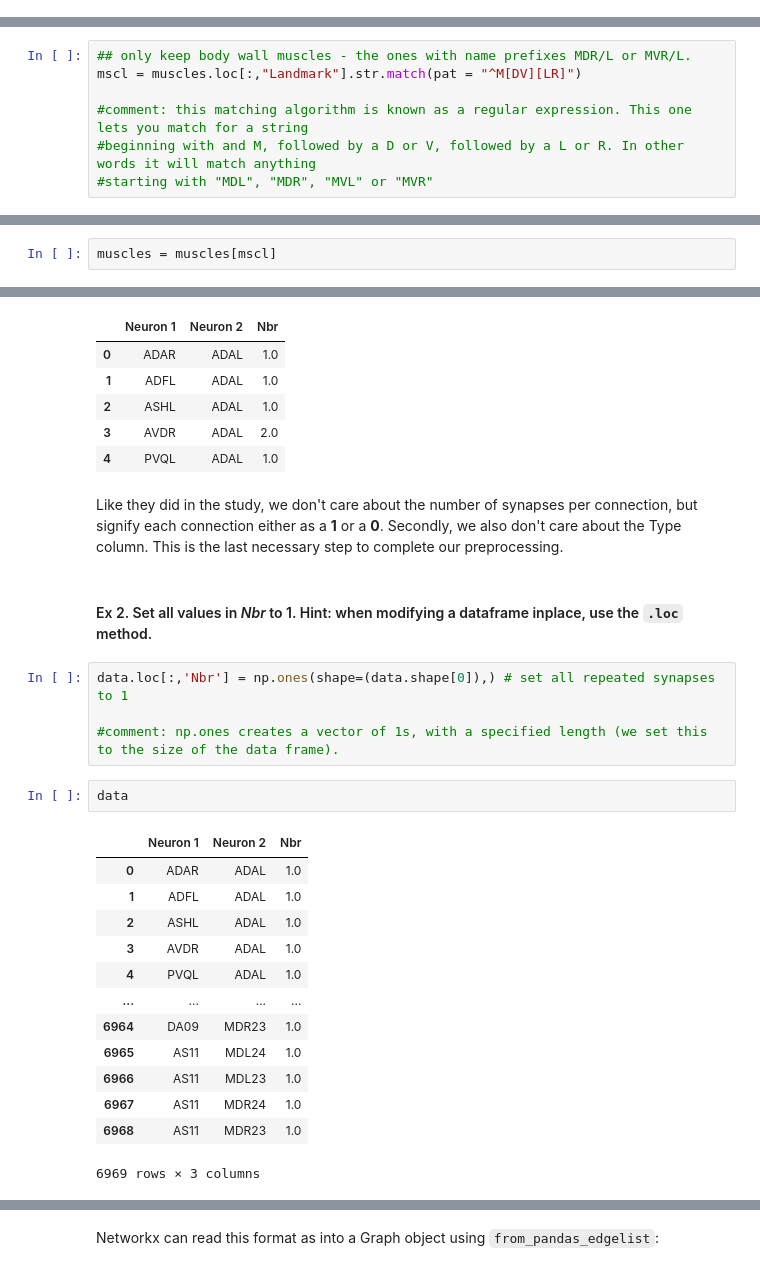
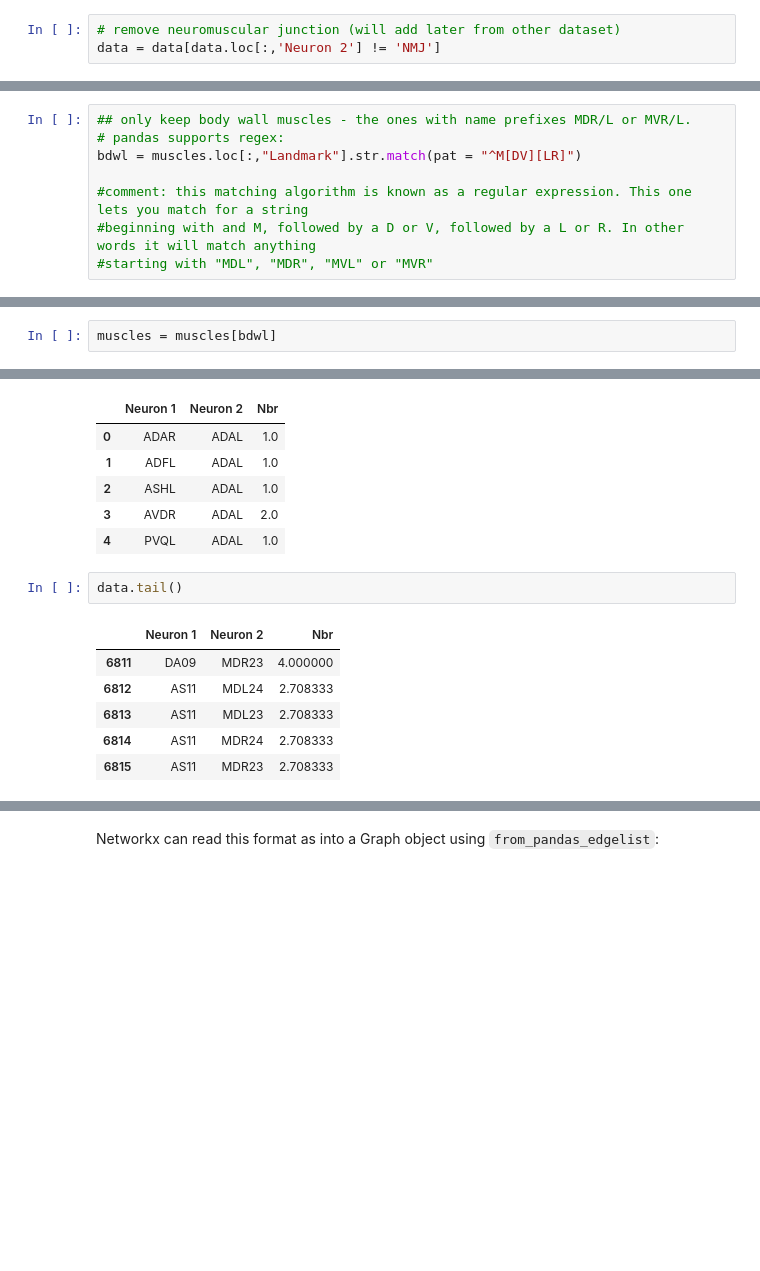
Before and after one commit to oercompbiomed/CBM101, a Jupyter notebook: D_Network_analysis/4_Connectome_C_elegans.ipynb, the cells around one changed output, grey strips where cells are left out. Drawn from its saved outputs; the diff is of its cells as text; blank space fills up the shorter version.

```diff
--- a/D_Network_analysis/4_Connectome_C_elegans.ipynb
+++ b/D_Network_analysis/4_Connectome_C_elegans.ipynb
@@ -57,0 +112,3 @@ The data has four fields. **Neuron 1** is the pre-synaptic neuron and **Neuron 2
+# %%
+# remove neuromuscular junction (will add later from other dataset)
+data = data[data.loc[:,'Neuron 2'] != 'NMJ']
@@ -118,7 +223,8 @@ muscles.head()
 As seen above, the data contains information about other connections too, like input from sensory cells, and muscle cells of no interest. We wish to only keep body wall muscles (those involved in controlling locomotion).
 # %%
 ## only keep body wall muscles - the ones with name prefixes MDR/L or MVR/L.
-mscl = muscles.loc[:,"Landmark"].str.match(pat = "^M[DV][LR]")
+# pandas supports regex:
+bdwl = muscles.loc[:,"Landmark"].str.match(pat = "^M[DV][LR]")
 
 #comment: this matching algorithm is known as a regular expression. This one lets you match for a string
 #beginning with and M, followed by a D or V, followed by a L or R. In other words it will match anything
@@ -131,4 +253,4 @@ muscles[mscl].loc[:,"Landmark"].unique().shape
 # %% [markdown]
 #### Ex: Remove the rows in `muscles` which are not body wall muscles.
 # %%
-muscles = muscles[mscl]
+muscles = muscles[bdwl]
@@ -145,27 +276,12 @@ data.head()
 | 2 | ASHL | ADAL | 1.0 |
 | 3 | AVDR | ADAL | 2.0 |
 | 4 | PVQL | ADAL | 1.0 |
-# %% [markdown]
-Like they did in the study, we don't care about the number of synapses per connection, but signify each connection either as a **1** or a **0**. Secondly, we also don't care about the Type column. This is the last necessary step to complete our preprocessing.
-# %% [markdown]
-#### Ex 2. Set all values in *Nbr* to 1.  Hint: when modifying a dataframe inplace, use the `.loc` method.
-# %%
-data.loc[:,'Nbr'] = np.ones(shape=(data.shape[0]),) # set all repeated synapses to 1
-
-#comment: np.ones creates a vector of 1s, with a specified length (we set this to the size of the data frame).
 # %%
-data
+data.tail()
 # %% [output]
 |  | Neuron 1 | Neuron 2 | Nbr |
-| 0 | ADAR | ADAL | 1.0 |
-| 1 | ADFL | ADAL | 1.0 |
-| 2 | ASHL | ADAL | 1.0 |
-| 3 | AVDR | ADAL | 1.0 |
-| 4 | PVQL | ADAL | 1.0 |
-| ... | ... | ... | ... |
-| 6964 | DA09 | MDR23 | 1.0 |
-| 6965 | AS11 | MDL24 | 1.0 |
-| 6966 | AS11 | MDL23 | 1.0 |
-| 6967 | AS11 | MDR24 | 1.0 |
-| 6968 | AS11 | MDR23 | 1.0 |
+| 6811 | DA09 | MDR23 | 4.000000 |
+| 6812 | AS11 | MDL24 | 2.708333 |
+| 6813 | AS11 | MDL23 | 2.708333 |
+| 6814 | AS11 | MDR24 | 2.708333 |
+| 6815 | AS11 | MDR23 | 2.708333 |
-6969 rows × 3 columns
```
Also changed, not shown: parts of 80 cells of this notebook.
